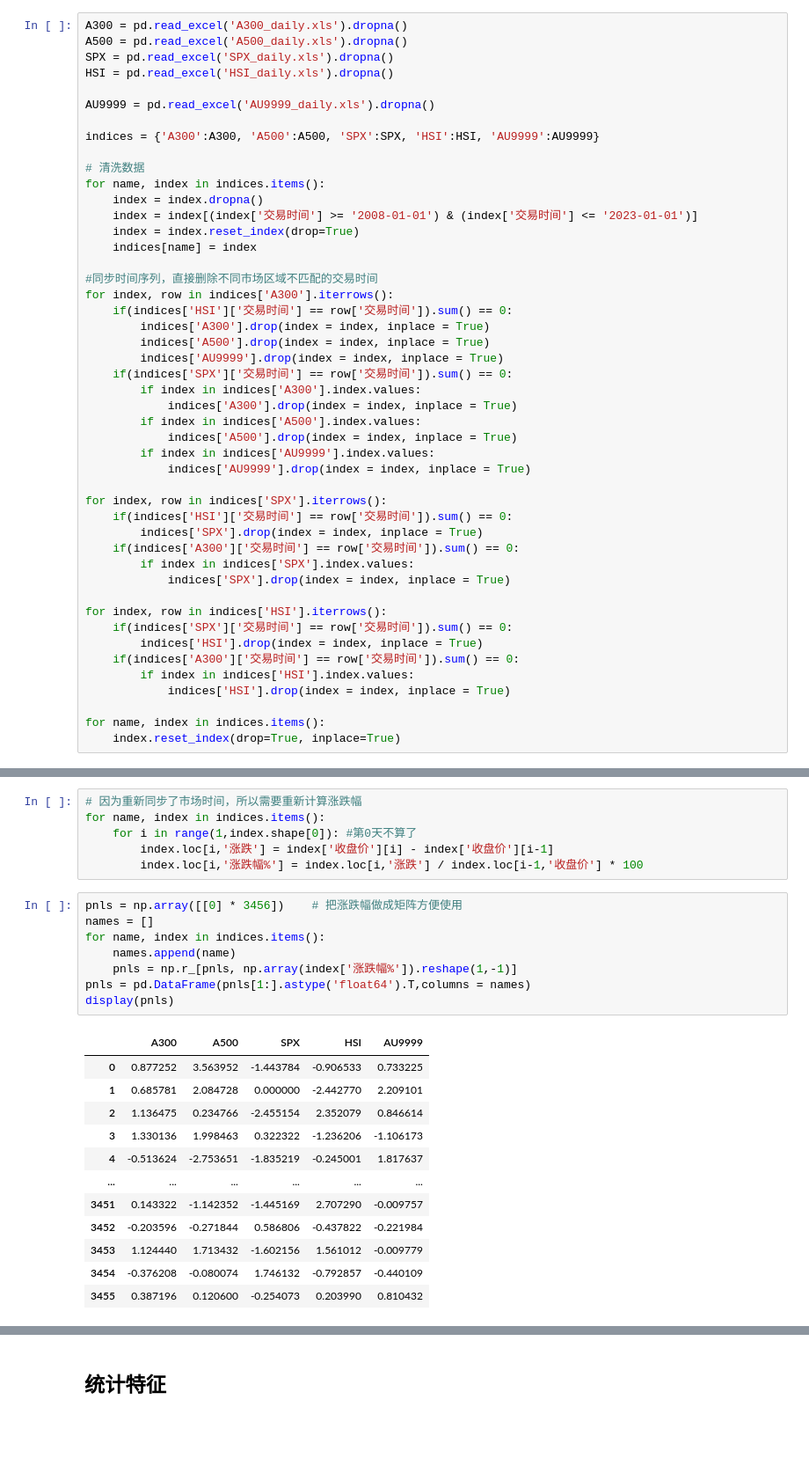
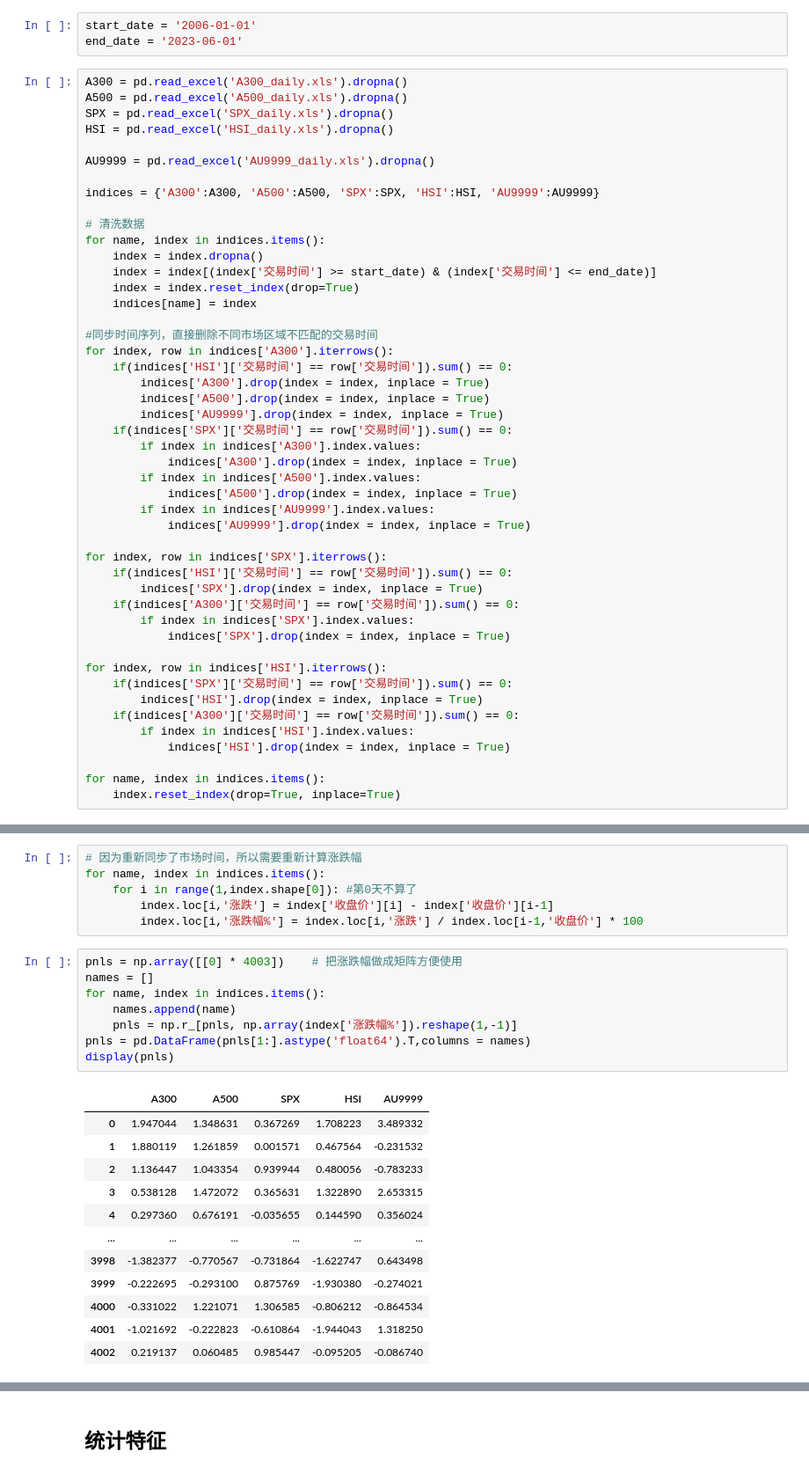
Before and after one commit to dishangti/Entropy-Pooling, a Jupyter notebook: EP.ipynb, the cells around one changed output, grey strips where cells are left out. Shown at 88% size. Saved outputs shown, nothing was run; the diff lists cells and outputs as text; blank space fills up the shorter version.

```diff
--- a/EP.ipynb
+++ b/EP.ipynb
@@ -12,6 +12,9 @@ import time
 # %%
 plt.rcParams['font.sans-serif']=['SimHei']
 plt.rcParams['axes.unicode_minus'] = False
+# %%
+start_date = '2006-01-01'
+end_date = '2023-06-01'
 # %%
 A300 = pd.read_excel('A300_daily.xls').dropna()
 A500 = pd.read_excel('A500_daily.xls').dropna()
@@ -25,7 +28,7 @@ indices = {'A300':A300, 'A500':A500, 'SPX':SPX, 'HSI':HSI, 'AU9999':AU9999}
 # 清洗数据
 for name, index in indices.items():
     index = index.dropna()
-    index = index[(index['交易时间'] >= '2008-01-01') & (index['交易时间'] <= '2023-01-01')]
+    index = index[(index['交易时间'] >= start_date) & (index['交易时间'] <= end_date)]
     index = index.reset_index(drop=True)
     indices[name] = index
 
@@ -93,23 +91,23 @@ for name, index in indices.items():
         index.loc[i,'涨跌'] = index['收盘价'][i] - index['收盘价'][i-1]
         index.loc[i,'涨跌幅%'] = index.loc[i,'涨跌'] / index.loc[i-1,'收盘价'] * 100
 # %%
-pnls = np.array([[0] * 3456])    # 把涨跌幅做成矩阵方便使用
+pnls = np.array([[0] * 4003])    # 把涨跌幅做成矩阵方便使用
 names = []
 for name, index in indices.items():
     names.append(name)
     pnls = np.r_[pnls, np.array(index['涨跌幅%']).reshape(1,-1)]
 pnls = pd.DataFrame(pnls[1:].astype('float64').T,columns = names)
 display(pnls)
 # %% [output]
 |  | A300 | A500 | SPX | HSI | AU9999 |
-| 0 | 0.877252 | 3.563952 | -1.443784 | -0.906533 | 0.733225 |
-| 1 | 0.685781 | 2.084728 | 0.000000 | -2.442770 | 2.209101 |
-| 2 | 1.136475 | 0.234766 | -2.455154 | 2.352079 | 0.846614 |
-| 3 | 1.330136 | 1.998463 | 0.322322 | -1.236206 | -1.106173 |
-| 4 | -0.513624 | -2.753651 | -1.835219 | -0.245001 | 1.817637 |
+| 0 | 1.947044 | 1.348631 | 0.367269 | 1.708223 | 3.489332 |
+| 1 | 1.880119 | 1.261859 | 0.001571 | 0.467564 | -0.231532 |
+| 2 | 1.136447 | 1.043354 | 0.939944 | 0.480056 | -0.783233 |
+| 3 | 0.538128 | 1.472072 | 0.365631 | 1.322890 | 2.653315 |
+| 4 | 0.297360 | 0.676191 | -0.035655 | 0.144590 | 0.356024 |
 | ... | ... | ... | ... | ... | ... |
-| 3451 | 0.143322 | -1.142352 | -1.445169 | 2.707290 | -0.009757 |
-| 3452 | -0.203596 | -0.271844 | 0.586806 | -0.437822 | -0.221984 |
-| 3453 | 1.124440 | 1.713432 | -1.602156 | 1.561012 | -0.009779 |
-| 3454 | -0.376208 | -0.080074 | 1.746132 | -0.792857 | -0.440109 |
-| 3455 | 0.387196 | 0.120600 | -0.254073 | 0.203990 | 0.810432 |
+| 3998 | -1.382377 | -0.770567 | -0.731864 | -1.622747 | 0.643498 |
+| 3999 | -0.222695 | -0.293100 | 0.875769 | -1.930380 | -0.274021 |
+| 4000 | -0.331022 | 1.221071 | 1.306585 | -0.806212 | -0.864534 |
+| 4001 | -1.021692 | -0.222823 | -0.610864 | -1.944043 | 1.318250 |
+| 4002 | 0.219137 | 0.060485 | 0.985447 | -0.095205 | -0.086740 |
```
Also changed, not shown: parts of 15 cells of this notebook, 5 other files.
